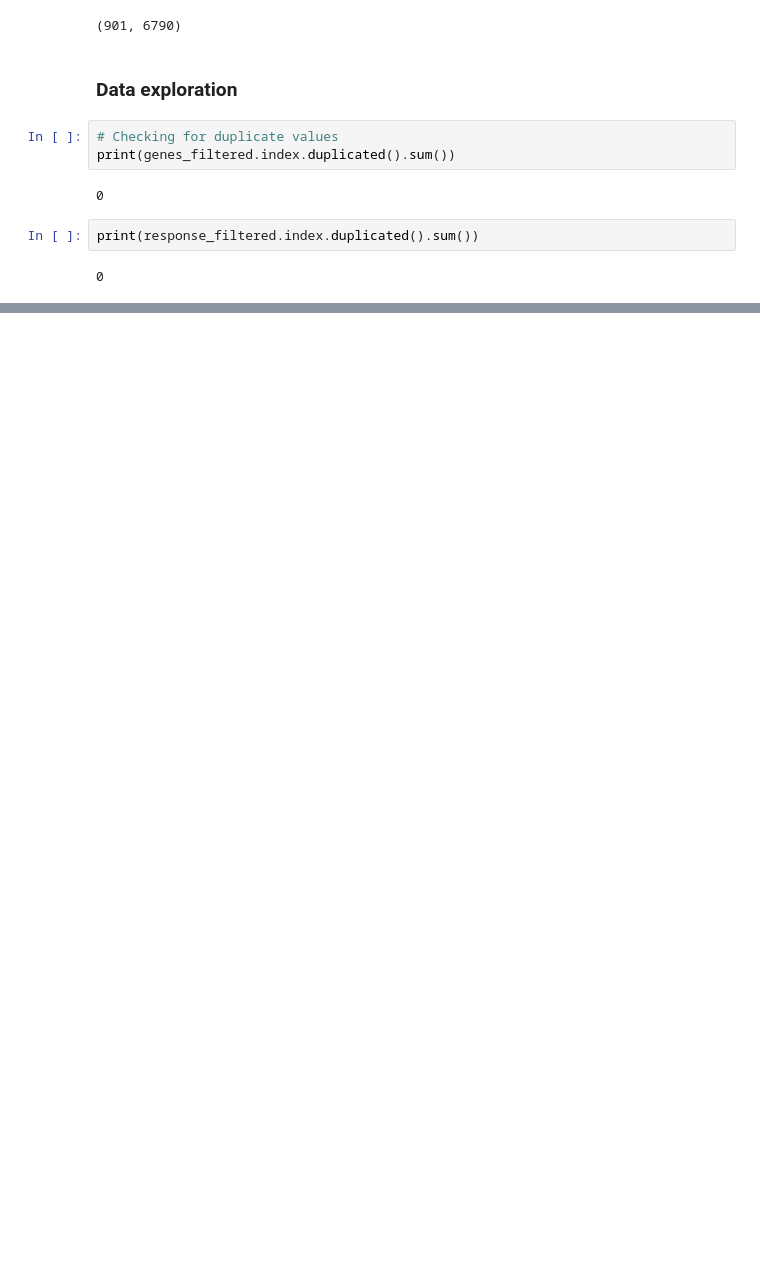
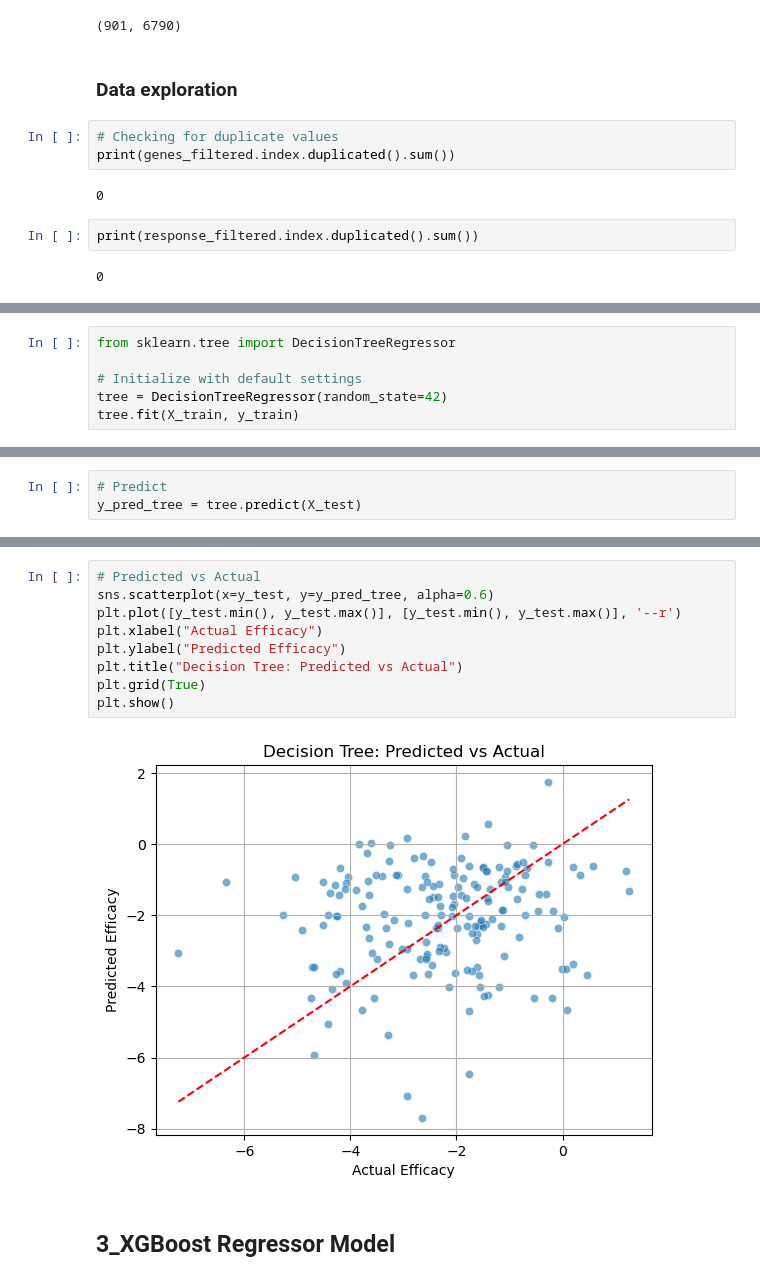
Before and after one commit to Alexreat/Drug_response_prediction, a Jupyter notebook: Drug_response.ipynb, the cells around one changed output, grey strips where cells are left out. Cells and saved outputs as stored; diff of their text form; blank space fills up the shorter version.

```diff
--- a/Drug_response.ipynb
+++ b/Drug_response.ipynb
@@ -102,0 +290,6 @@ print(response_filtered.index.duplicated().sum())
+# %%
+from sklearn.tree import DecisionTreeRegressor
+
+# Initialize with default settings
+tree = DecisionTreeRegressor(random_state=42)
+tree.fit(X_train, y_train)
@@ -102,0 +298,3 @@ print(response_filtered.index.duplicated().sum())
+# %%
+# Predict
+y_pred_tree = tree.predict(X_test)
@@ -102,0 +311,13 @@ print(response_filtered.index.duplicated().sum())
+# %%
+# Predicted vs Actual
+sns.scatterplot(x=y_test, y=y_pred_tree, alpha=0.6)
+plt.plot([y_test.min(), y_test.max()], [y_test.min(), y_test.max()], '--r')
+plt.xlabel("Actual Efficacy")
+plt.ylabel("Predicted Efficacy")
+plt.title("Decision Tree: Predicted vs Actual")
+plt.grid(True)
+plt.show()
+# %% [output]
+[figure, added]
+# %% [markdown]
+## 3_XGBoost Regressor Model
```
Also changed, not shown: parts of 34 cells of this notebook.
